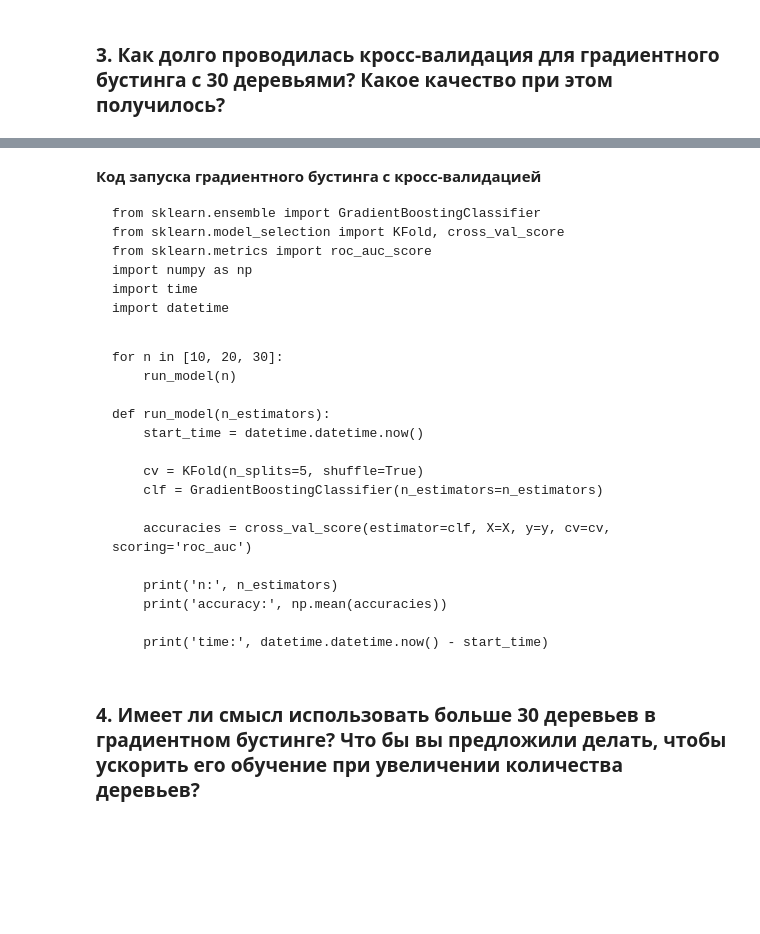
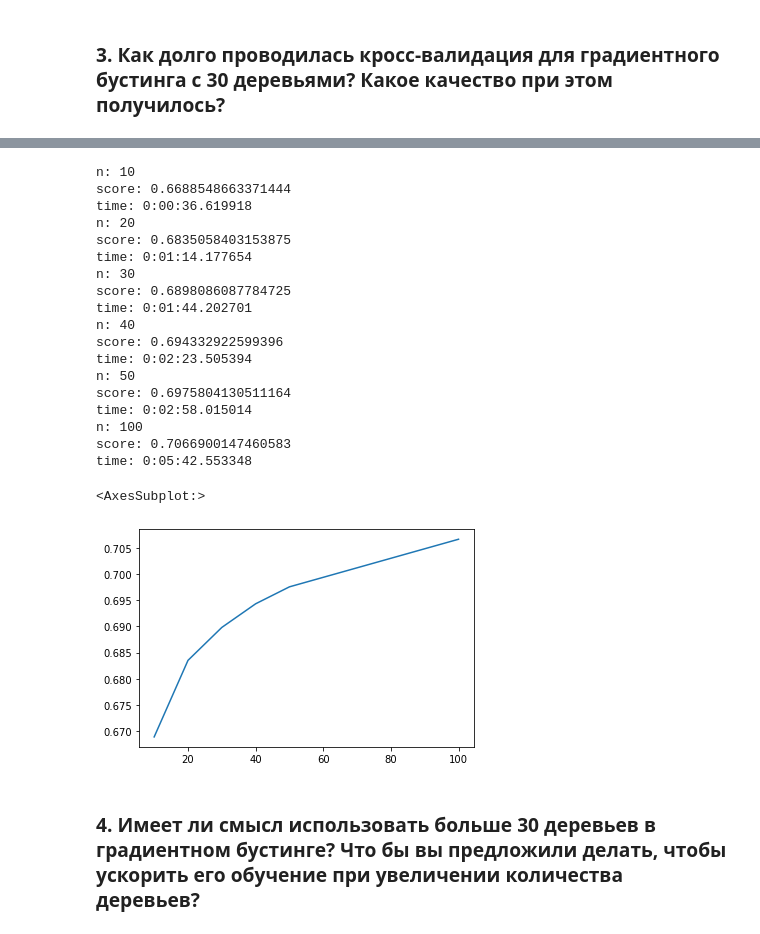
Before and after one commit to vadimkonovod/ml_intro, a Jupyter notebook: Final Task Report.ipynb, the cells around one changed output, grey strips where cells are left out. Cells and saved outputs as stored; diff of their text form; code cells hidden in the pictures; blank space fills up the shorter version.

````diff
--- a/Final Task Report.ipynb
+++ b/Final Task Report.ipynb
@@ -159,28 +140,0 @@ X['dire_first_ward_time'].fillna((X['dire_first_ward_time'].mean()), inplace=Tru
-# %% [markdown]
-**Код запуска градиентного бустинга с кросс-валидацией**
-```
-from sklearn.ensemble import GradientBoostingClassifier
-from sklearn.model_selection import KFold, cross_val_score
-from sklearn.metrics import roc_auc_score
-import numpy as np
-import time
-import datetime
-```
-# %% [markdown]
-```
-for n in [10, 20, 30]:
-    run_model(n)
-
-def run_model(n_estimators):
-    start_time = datetime.datetime.now()
-
-    cv = KFold(n_splits=5, shuffle=True)
-    clf = GradientBoostingClassifier(n_estimators=n_estimators)
-
-    accuracies = cross_val_score(estimator=clf, X=X, y=y, cv=cv, scoring='roc_auc')
-
-    print('n:', n_estimators)
-    print('accuracy:', np.mean(accuracies))
-
-    print('time:', datetime.datetime.now() - start_time)
-```
@@ -187,3 +158,55 @@ def run_model(n_estimators):
+# %%
+# Код запуска градиентного бустинга с кросс-валидацией**
+from sklearn.ensemble import GradientBoostingClassifier
+from sklearn.model_selection import KFold, cross_val_score
+from sklearn.metrics import roc_auc_score
+import numpy as np
+import time
+import datetime
+
+def run_model(n_estimators):
+    start_time = datetime.datetime.now()
+
+    cv = KFold(n_splits=5, shuffle=True)
+    clf = GradientBoostingClassifier(n_estimators=n_estimators)
+
+    score = cross_val_score(estimator=clf, X=X, y=y, cv=cv, scoring='roc_auc').mean()
+
+    print('n:', n_estimators)
+    print('score:', score)
+
+    print('time:', datetime.datetime.now() - start_time)
+    return score
+# %%
+scores = {}
+
+for n_estimators in [10, 20, 30, 40, 50, 100]:
+    score = run_model(n_estimators)
+    scores[n_estimators] = score
+
+scores = pd.Series(scores)
+scores.plot()
+# %% [output]
+n: 10
+score: 0.6688548663371444
+time: 0:00:36.619918
+n: 20
+score: 0.6835058403153875
+time: 0:01:14.177654
+n: 30
+score: 0.6898086087784725
+time: 0:01:44.202701
+n: 40
+score: 0.694332922599396
+time: 0:02:23.505394
+n: 50
+score: 0.6975804130511164
+time: 0:02:58.015014
+n: 100
+score: 0.7066900147460583
+time: 0:05:42.553348
+<AxesSubplot:>
+[figure, added]
 # %% [markdown]
 ### 4. Имеет ли смысл использовать больше 30 деревьев в градиентном бустинге? Что бы вы предложили делать, чтобы ускорить его обучение при увеличении количества деревьев?
 # %% [markdown]
````
Also changed, not shown: parts of 6 cells of this notebook.
